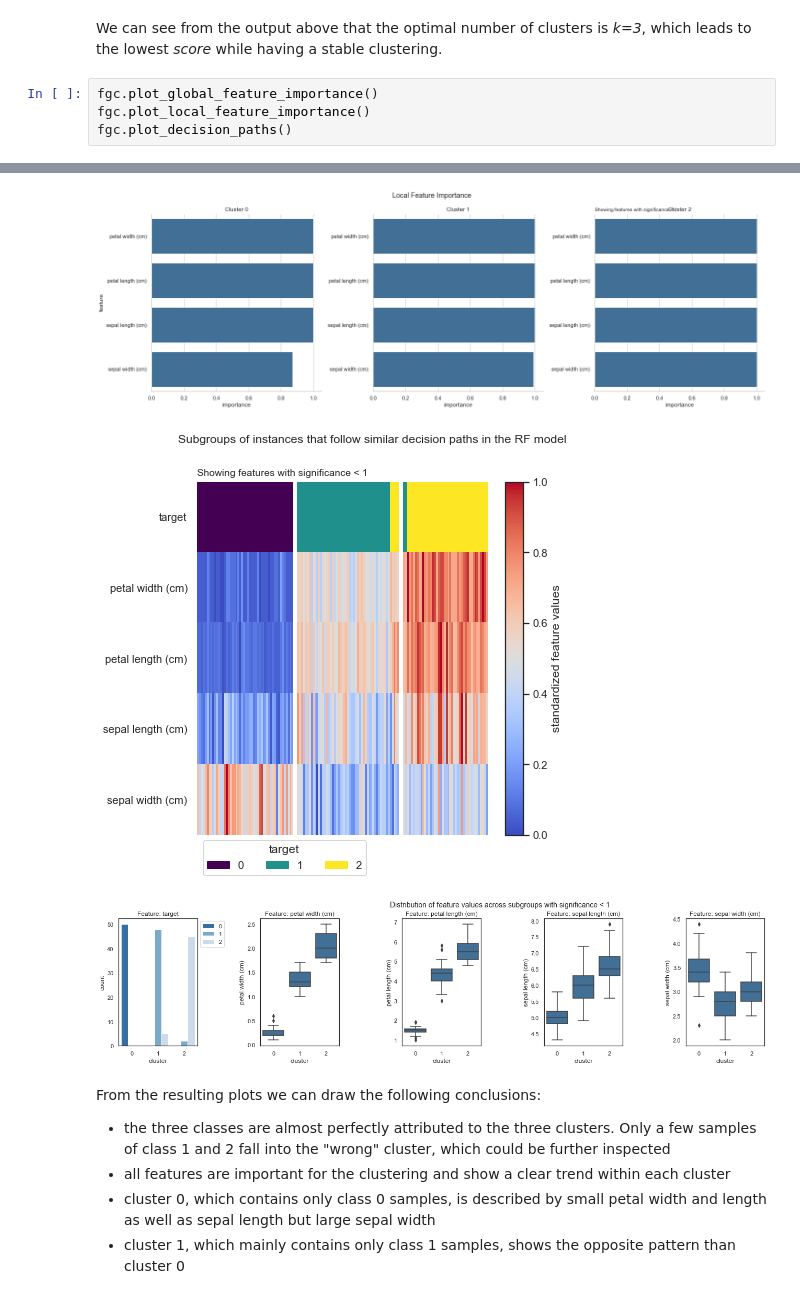
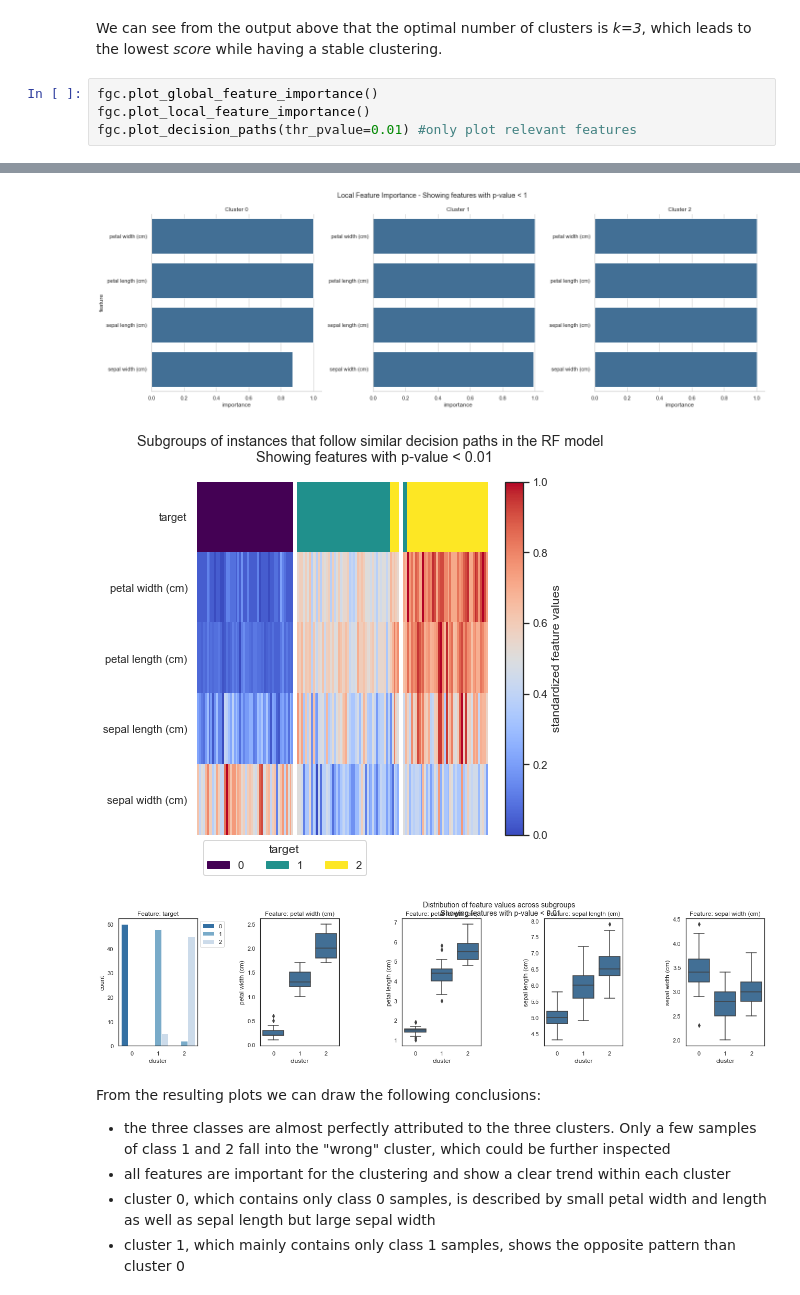
Before and after one commit to HelmholtzAI-Consultants-Munich/fg-clustering, a Jupyter notebook: tutorial.ipynb, the cells around one changed output, grey strips where cells are left out. Cells and saved outputs as stored; diff of their text form.

```diff
--- a/tutorial.ipynb
+++ b/tutorial.ipynb
@@ -163,12 +163,12 @@ We can see from the output above that the optimal number of clusters is *k=3*, w
 # %%
 fgc.plot_global_feature_importance()
 fgc.plot_local_feature_importance()
-fgc.plot_decision_paths()
+fgc.plot_decision_paths(thr_pvalue=0.01) #only plot relevant features
 # %% [output]
 [figure]
-[figure, old version]
+[figure, new version]
-[figure, old version]
+[figure, new version]
-[figure, old version]
+[figure, new version]
 # %% [markdown]
 From the resulting plots we can draw the following conclusions:
 
```
Also changed, not shown: parts of 6 cells of this notebook, 5 other files.
